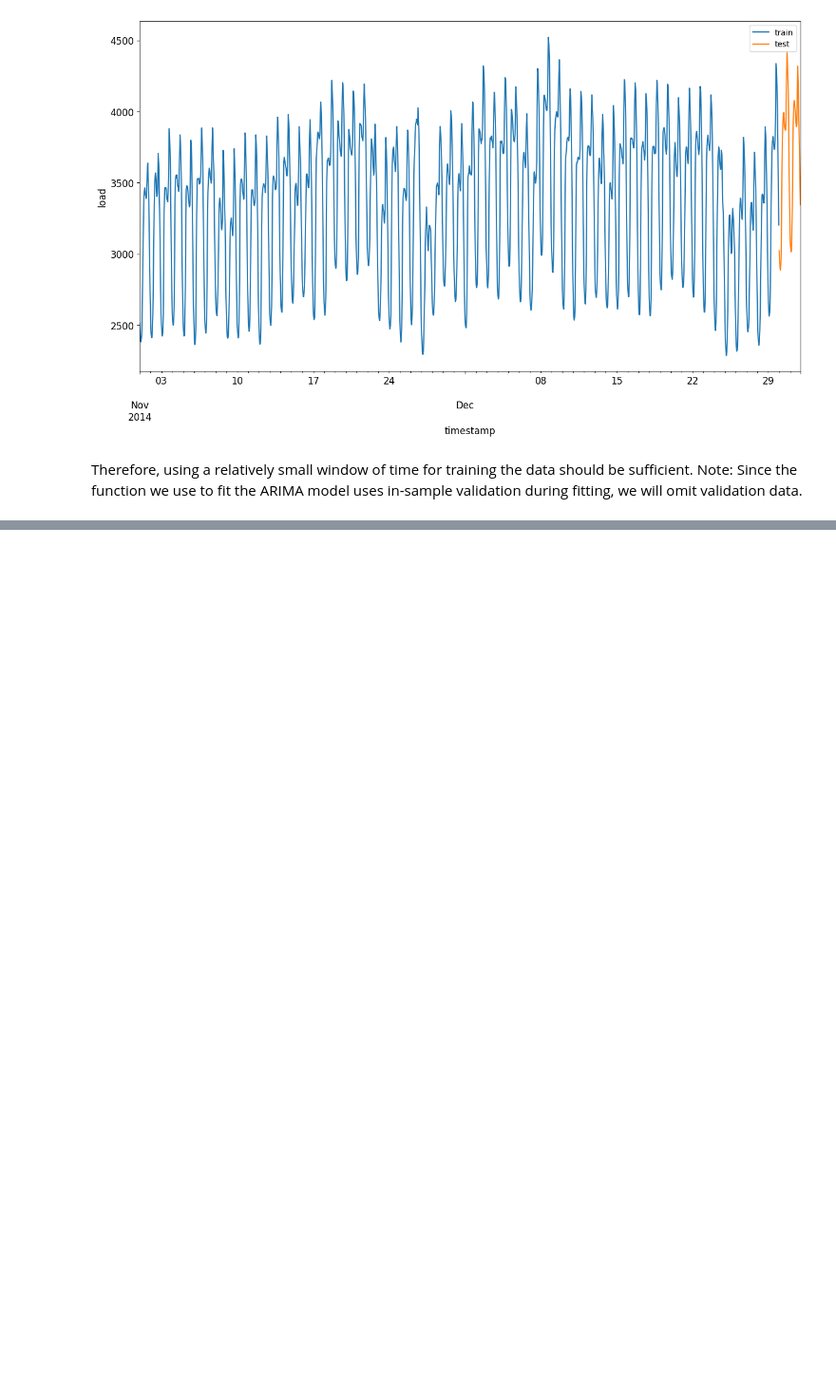
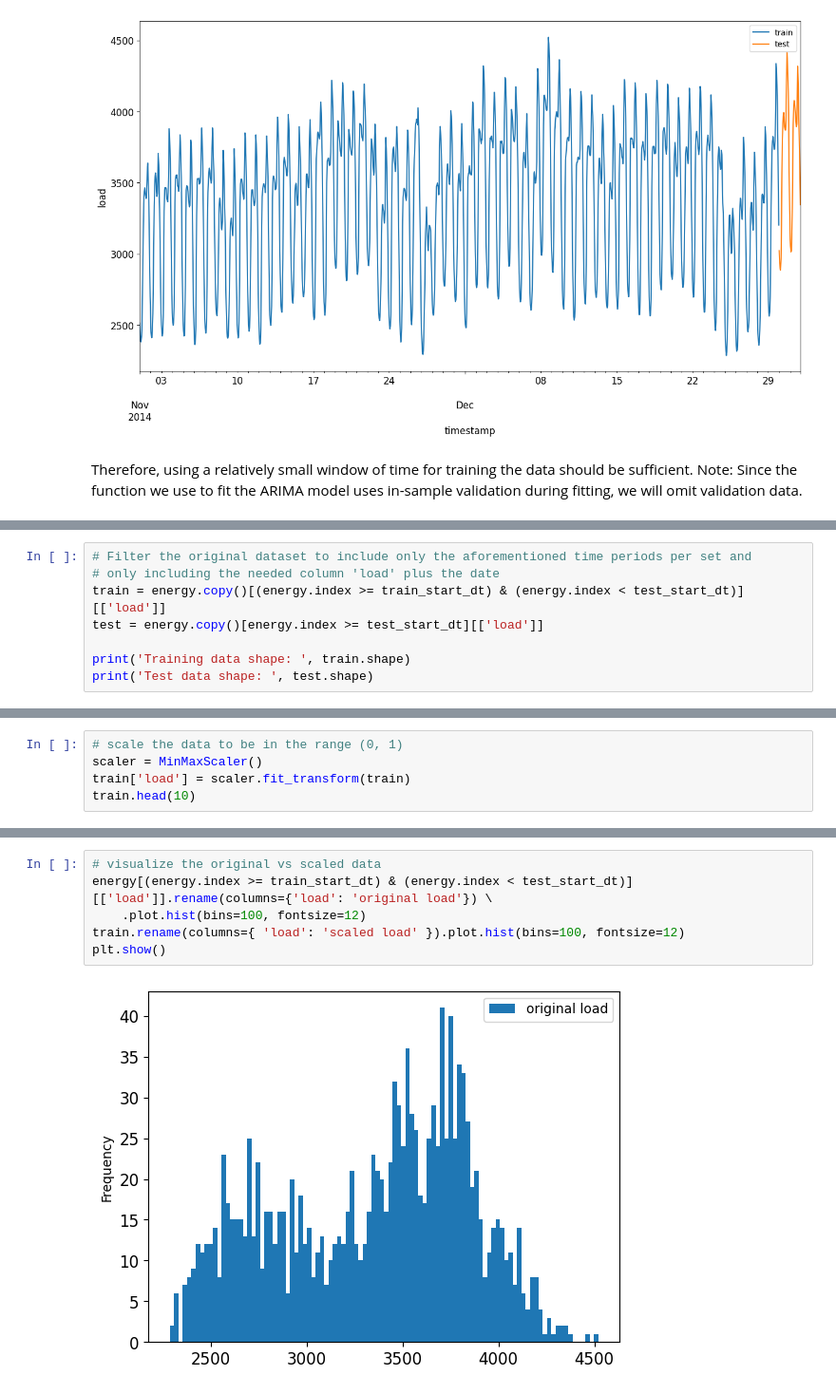
Before and after one commit to AmandaVP23/microsoft-ML-for-beginners, a Jupyter notebook: 7-time-series/2-arima.ipynb, the cells around one changed output, grey strips where cells are left out. Shown at 95% size. Cells and saved outputs as stored; diff of their text form; blank space fills up the shorter version.

```diff
--- a/7-time-series/2-arima.ipynb
+++ b/7-time-series/2-arima.ipynb
@@ -68,0 +72,8 @@ Note: Since the function we use to fit the ARIMA model uses in-sample validation
+# %%
+# Filter the original dataset to include only the aforementioned time periods per set and
+# only including the needed column 'load' plus the date
+train = energy.copy()[(energy.index >= train_start_dt) & (energy.index < test_start_dt)][['load']]
+test = energy.copy()[energy.index >= test_start_dt][['load']]
+
+print('Training data shape: ', train.shape)
+print('Test data shape: ', test.shape)
@@ -68,0 +83,5 @@ Note: Since the function we use to fit the ARIMA model uses in-sample validation
+# %%
+# scale the data to be in the range (0, 1)
+scaler = MinMaxScaler()
+train['load'] = scaler.fit_transform(train)
+train.head(10)
@@ -68,0 +100,8 @@ Note: Since the function we use to fit the ARIMA model uses in-sample validation
+# %%
+# visualize the original vs scaled data
+energy[(energy.index >= train_start_dt) & (energy.index < test_start_dt)][['load']].rename(columns={'load': 'original load'}) \
+    .plot.hist(bins=100, fontsize=12)
+train.rename(columns={ 'load': 'scaled load' }).plot.hist(bins=100, fontsize=12)
+plt.show()
+# %% [output]
+[figure, added]
```
Also changed, not shown: parts of 16 cells of this notebook.
